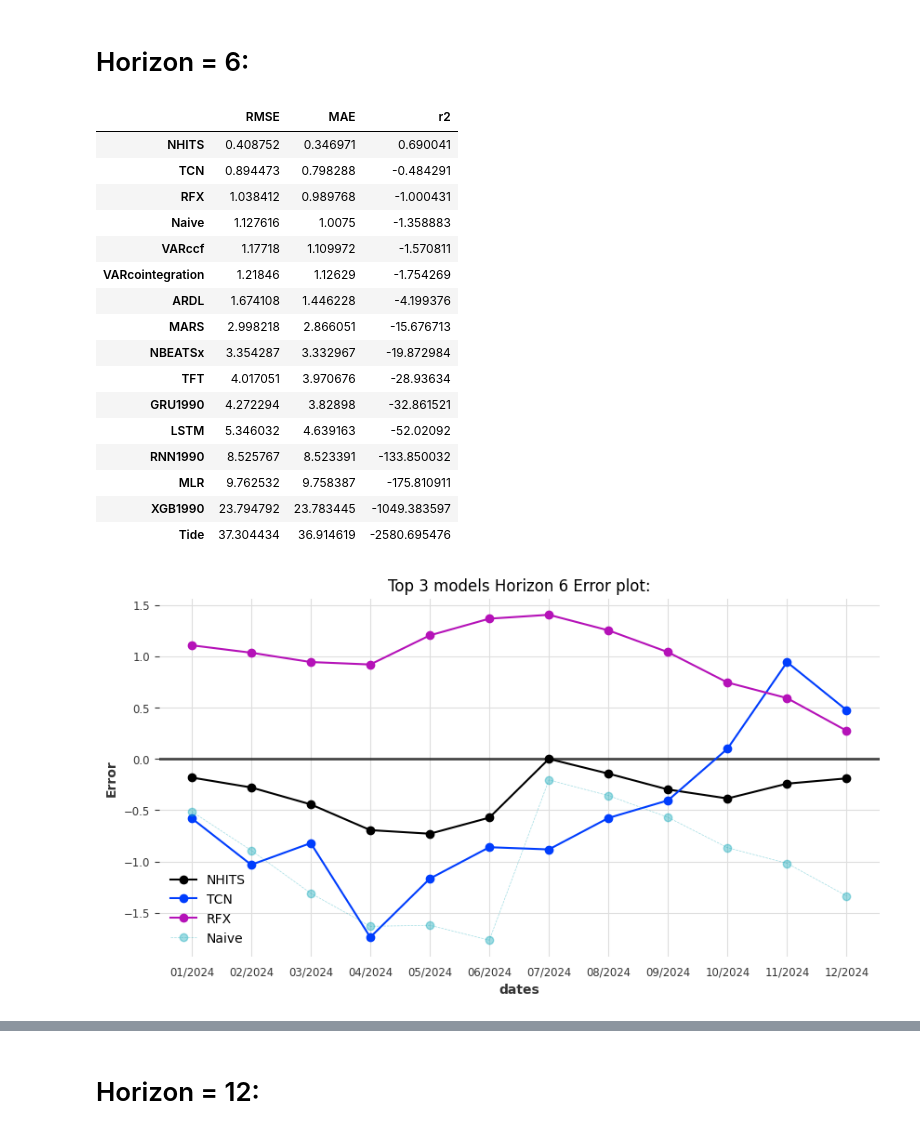
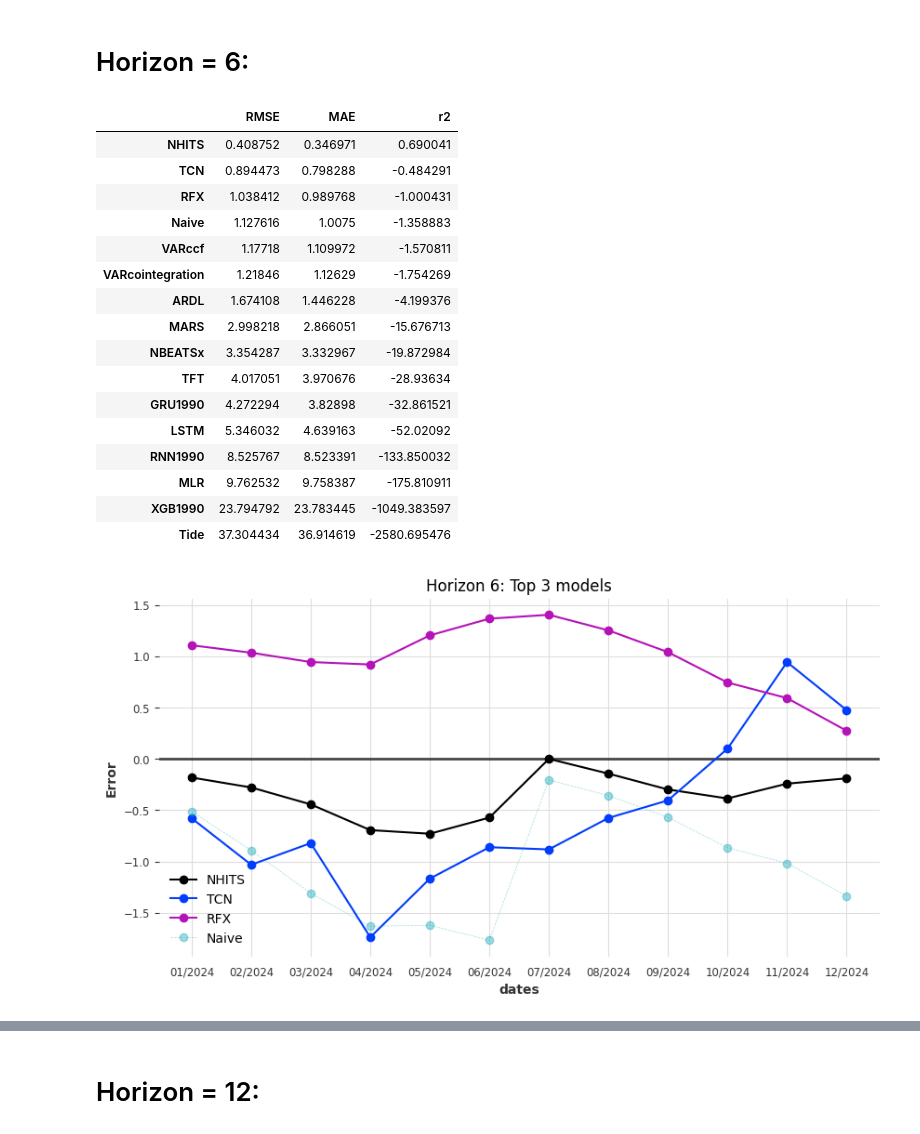
Before and after one commit to sc20geb/COMP5530M-Group-Project-Inflation-Forecasting, a Jupyter notebook: Evaluation/evaluation.ipynb, the cells around one changed output, grey strips where cells are left out. Drawn from its saved outputs; the diff is of its cells as text; code cells hidden in the pictures.

```diff
--- a/Evaluation/evaluation.ipynb
+++ b/Evaluation/evaluation.ipynb
@@ -120,32 +122,32 @@ for i in metrics_3.columns:
 # %%
 predsPath_6= Path('../Predictions/Horizon6')
 predsDf_6=get_predictions(predsPath_6)
 
 metrics_6= calc_metrics(predsDf_6).sort_values(main_metric, axis=0)
 display(metrics_6)
 
 
-error_plot(predsDf_6,model=list(metrics_6.index.drop('Naive')[:3])+ ['Naive'],absolute=False, title= 'Top 3 models Horizon 6 Error plot:')
+error_plot(predsDf_6,model=list(metrics_6.index.drop('Naive')[:3])+ ['Naive'],absolute=False, title= 'Horizon 6: Top 3 models')
 
 for i in metrics_6.columns:
     plot_metric(metrics_6,i, title='Horizon 6:')
 # %% [output]
 |  | RMSE | MAE | r2 |
 | NHITS | 0.408752 | 0.346971 | 0.690041 |
 | TCN | 0.894473 | 0.798288 | -0.484291 |
 | RFX | 1.038412 | 0.989768 | -1.000431 |
 | Naive | 1.127616 | 1.0075 | -1.358883 |
 | VARccf | 1.17718 | 1.109972 | -1.570811 |
 | VARcointegration | 1.21846 | 1.12629 | -1.754269 |
 | ARDL | 1.674108 | 1.446228 | -4.199376 |
 | MARS | 2.998218 | 2.866051 | -15.676713 |
 | NBEATSx | 3.354287 | 3.332967 | -19.872984 |
 | TFT | 4.017051 | 3.970676 | -28.93634 |
 | GRU1990 | 4.272294 | 3.82898 | -32.861521 |
 | LSTM | 5.346032 | 4.639163 | -52.02092 |
 | RNN1990 | 8.525767 | 8.523391 | -133.850032 |
 | MLR | 9.762532 | 9.758387 | -175.810911 |
 | XGB1990 | 23.794792 | 23.783445 | -1049.383597 |
 | Tide | 37.304434 | 36.914619 | -2580.695476 |
-[figure, old version]
+[figure, new version]
 [figure]
```
Also changed, not shown: parts of 6 cells of this notebook, 1 other file.
